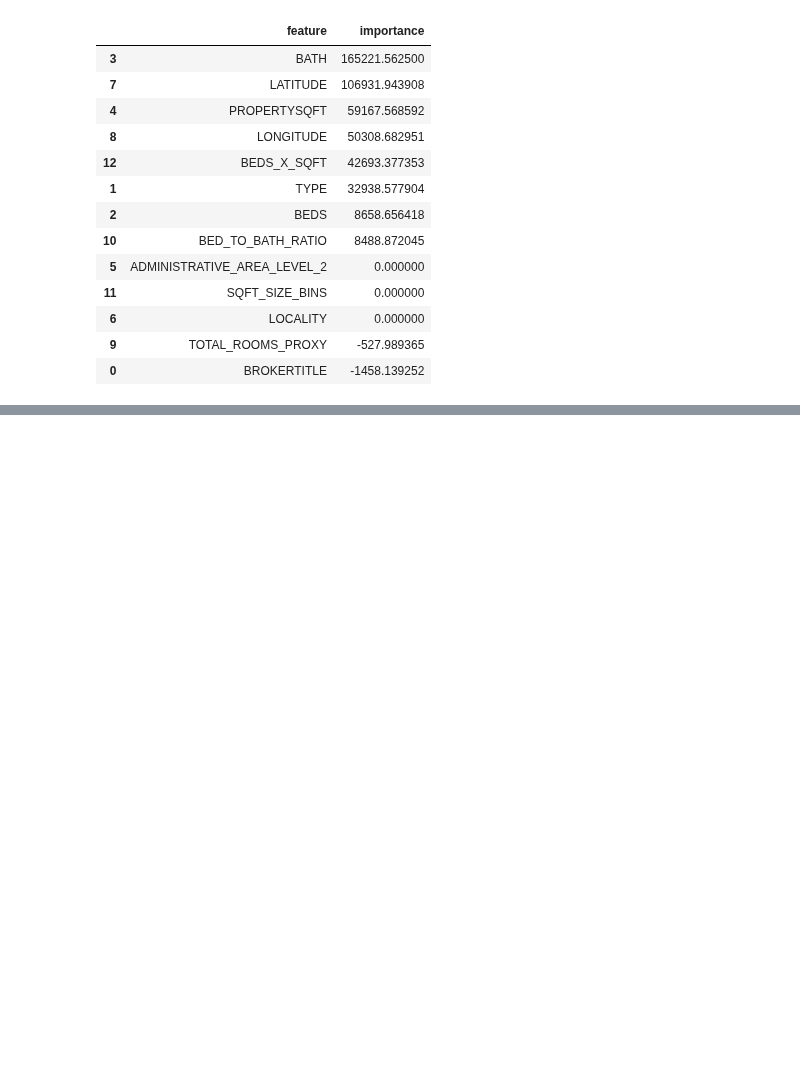
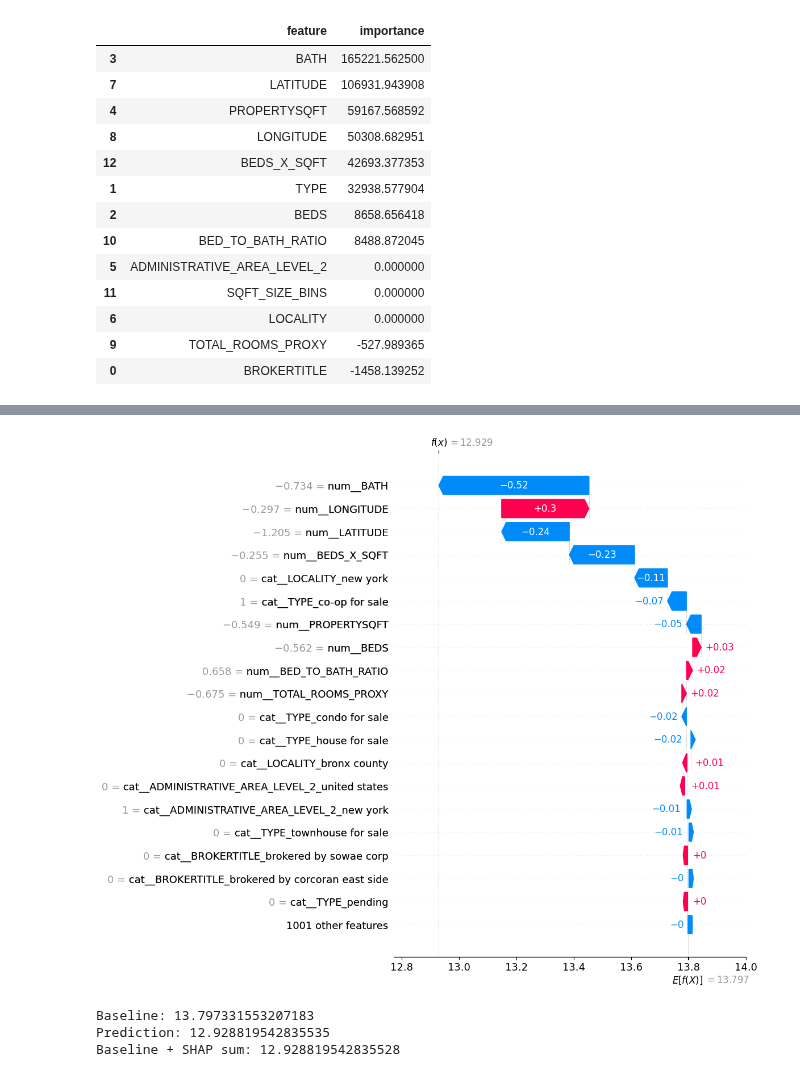
Before and after one commit to Chandrika-Saha/Machine-Learning-Algos, a Jupyter notebook: HousePricePrediction.ipynb, the cells around one changed output, grey strips where cells are left out. Saved outputs shown, nothing was run; the diff lists cells and outputs as text; code cells hidden in the pictures; blank space fills up the shorter version.

```diff
--- a/HousePricePrediction.ipynb
+++ b/HousePricePrediction.ipynb
@@ -1282,0 +1304,17 @@ im_df
+# %%
+i = 0   # any row you want to explain
+shap.plots.waterfall(shap_values[i], max_display=20)
+row = X_val_t.iloc[[i]]
+
+pred = model.predict(row)[0]
+base = shap_values.base_values[i]
+contrib_sum = shap_values.values[i].sum()
+
+print("Baseline:", base)
+print("Prediction:", pred)
+print("Baseline + SHAP sum:", base + contrib_sum)
+# %% [output]
+[figure, added]
+Baseline: 13.797331553207183
+Prediction: 12.928819542835535
+Baseline + SHAP sum: 12.928819542835528
```
Also changed, not shown: parts of 13 cells of this notebook.
